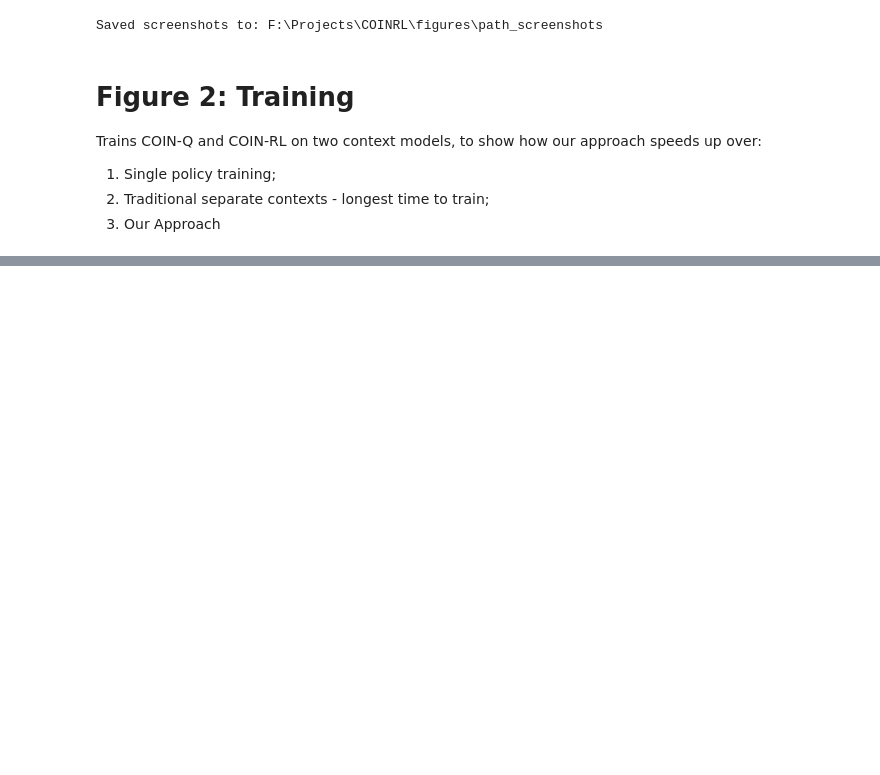
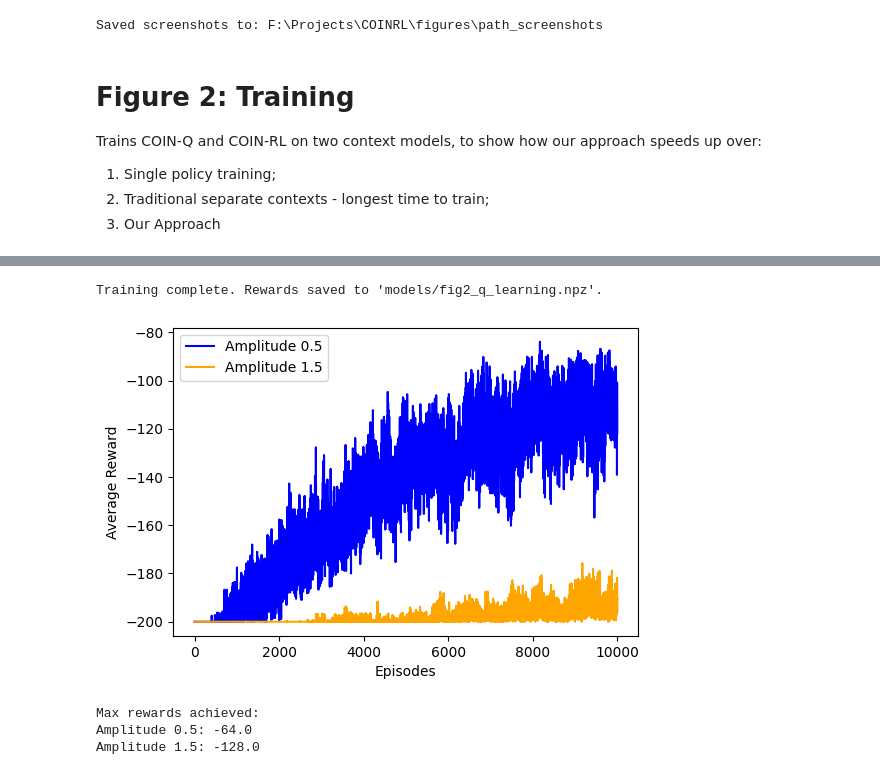
Before and after one commit to RichieRich2569/COINRL, a Jupyter notebook: figures.ipynb, the cells around one changed output, grey strips where cells are left out. Cells and saved outputs as stored; diff of their text form; code cells hidden in the pictures; blank space fills up the shorter version.

Commit message:
Continue developing data for Figure 2.

```diff
--- a/figures.ipynb
+++ b/figures.ipynb
@@ -390,0 +353,65 @@ Training complete. Rewards saved to 'models/fig2_q_learning.npy'.
+# %%
+
+REWARDS_PATH = "models/fig2_q_learning.npz"
+if TRAIN:
+    # Number of repetitions and number of parallel processes:
+    n_reps = 10
+    n_processes = mp.cpu_count() - 1  # leave one CPU free
+
+    # Number of episodes
+    N = 10000
+
+    # Amplitudes to train on
+    values = [0.5, 1.5]
+
+    # To store results
+    all_results_arrays = np.zeros((2, n_reps, N))
+    rewards = np.zeros([2,N])
+    max_rewards = np.zeros([2,])
+
+    for i, value in enumerate(values):
+        # Create a Pool of workers
+        with mp.Pool(processes=n_processes) as pool:
+            # Map each repetition to the function run_single_rep
+            amplitudes = value * np.ones((N, ))
+            all_results = pool.starmap(run_single_rep_q_learning, [(rep, amplitudes) for rep in range(n_reps)])
+
+            # all_results is a list of lists: one list of rewards for each repetition
+            # Convert to a NumPy array, then average over axis=0 to get mean reward per amplitude
+            all_results_arrays[i,...] = np.array(all_results)  # shape: (n_reps, len(sf))
+            rewards[i,:] =  np.mean(all_results_arrays[i,...], axis=0)
+
+            # Also interesting to find max reward achieved
+            max_rewards[i] = np.max(all_results_arrays[i,...])
+    # Save rewards and max rewards
+    np.savez(REWARDS_PATH, rewards=rewards, max_rewards=max_rewards)
+    print(f"Training complete. Rewards saved to '{REWARDS_PATH}'.")
+else:
+    # Load the saved results from the training
+    if os.path.exists(REWARDS_PATH):
+        data = np.load(REWARDS_PATH)
+        rewards = data['rewards']
+        max_rewards = data['max_rewards']
+        print(f"Loaded rewards from '{REWARDS_PATH}'.")
+    else:
+        raise FileNotFoundError(f"No saved rewards found at '{REWARDS_PATH}'.")
+# %% [output]
+Training complete. Rewards saved to 'models/fig2_q_learning.npz'.
+# %%
+# Plot and print
+fig, ax = plt.subplots(figsize=(6,4))
+ax.plot(rewards[0,:], label="Amplitude 0.5", color="blue")
+ax.plot(rewards[1,:], label="Amplitude 1.5", color="orange")
+ax.set_xlabel("Episodes")
+ax.set_ylabel("Average Reward")
+ax.legend()
+plt.show()
+
+print("Max rewards achieved:")
+print(f"Amplitude 0.5: {max_rewards[0]}")
+print(f"Amplitude 1.5: {max_rewards[1]}")
+# %% [output]
+[figure, added]
+Max rewards achieved:
+Amplitude 0.5: -64.0
+Amplitude 1.5: -128.0
```
Also changed, not shown: parts of 1 cell of this notebook, 1 other file.
